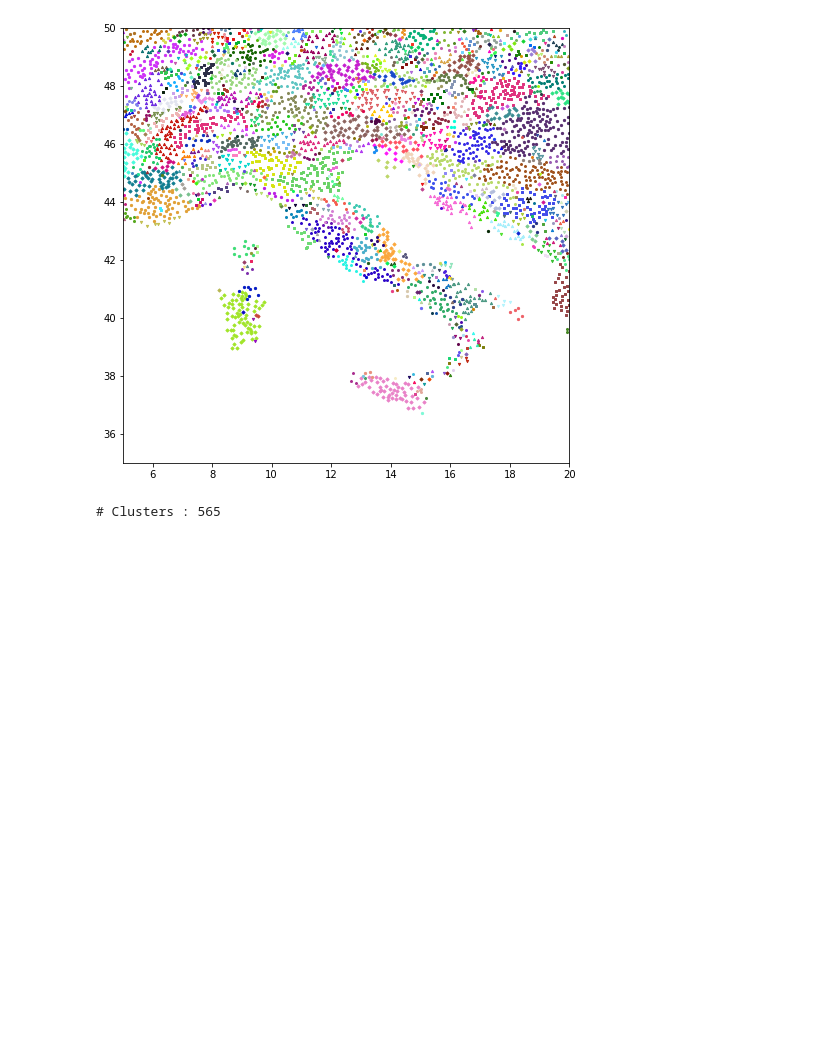
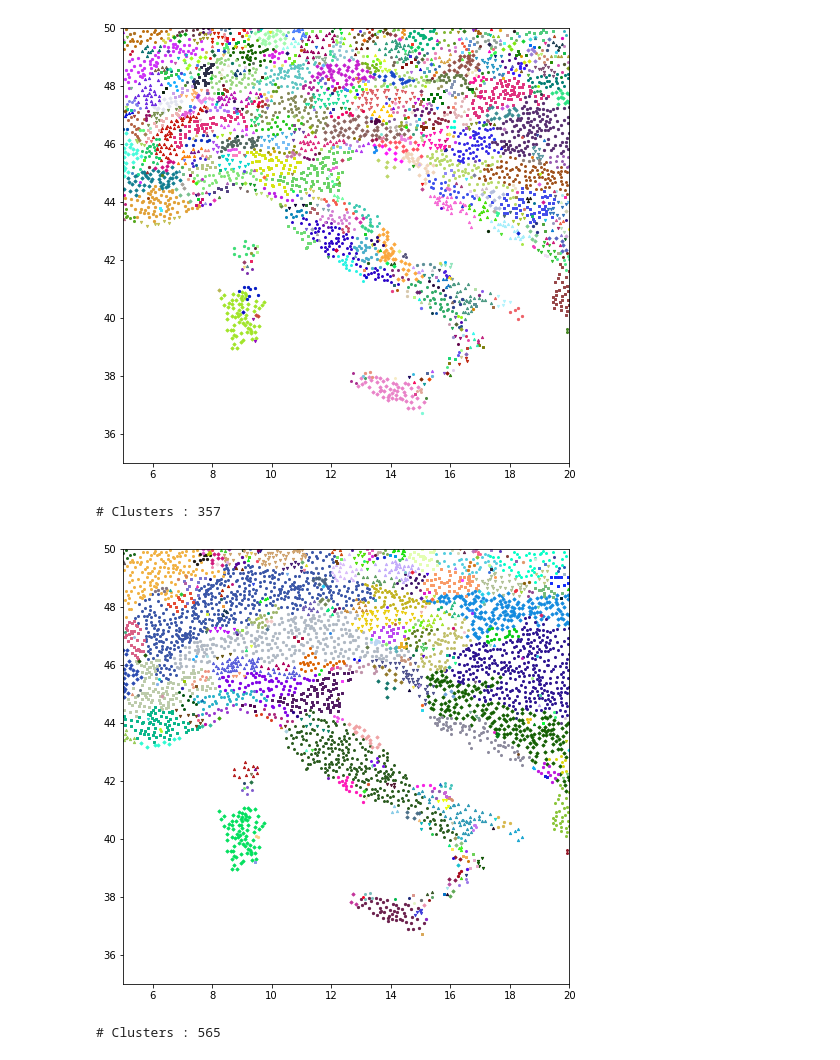
Before and after one commit to climateintelligence/Droughts, a Jupyter notebook: Andrés/notebooks/target_clustering.ipynb, the cells around one changed output. Cells and saved outputs as stored; diff of their text form; code cells hidden in the pictures; blank space fills up the shorter version.

```diff
--- a/Andrés/notebooks/target_clustering.ipynb
+++ b/Andrés/notebooks/target_clustering.ipynb
@@ -91,3 +92,9 @@ clusters_03_c09 = compute_clusters(df, neighbors_03, method='correlation', thres
+# %%
+print("# Clusters : " + str(len(clusters_03_c085)))
+plot_clusters(clusters_03_c085, figsize=(8,8), s=5, xmin=5, xmax=20, ymin=35, ymax=50)
+# %% [output]
+# Clusters : 357
+[figure, added]
 # %%
 print("# Clusters : " + str(len(clusters_03_c09)))
 plot_clusters(clusters_03_c09, figsize=(8,8), s=5, xmin=5, xmax=20, ymin=35, ymax=50)
```
Also changed, not shown: parts of 5 cells of this notebook.
